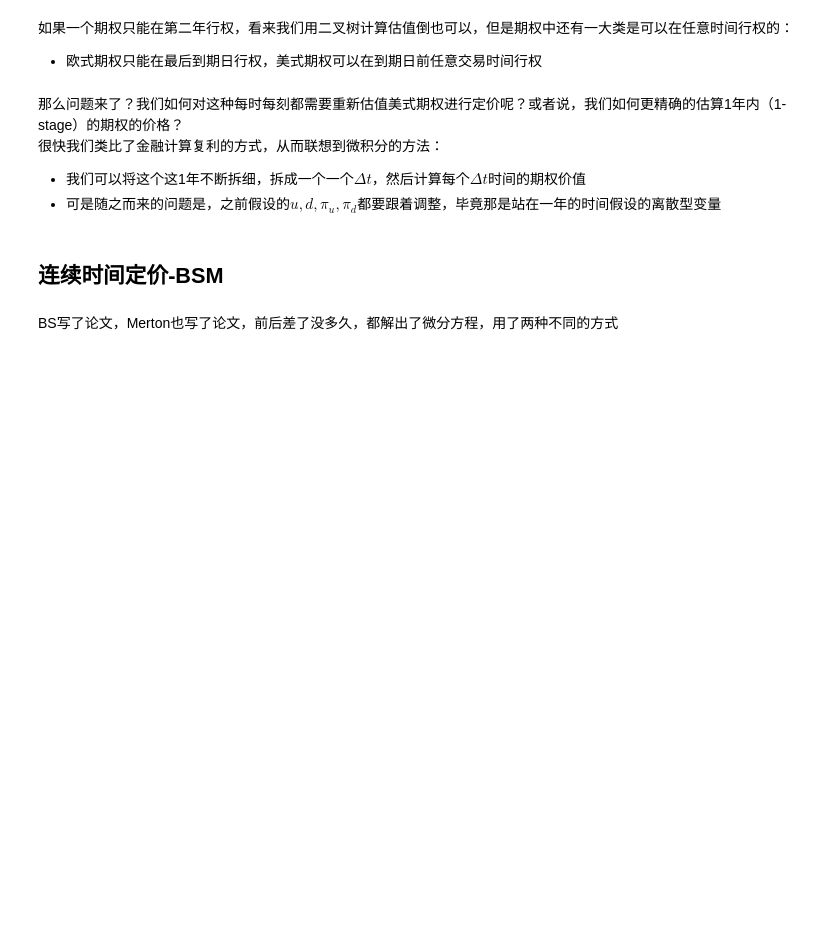
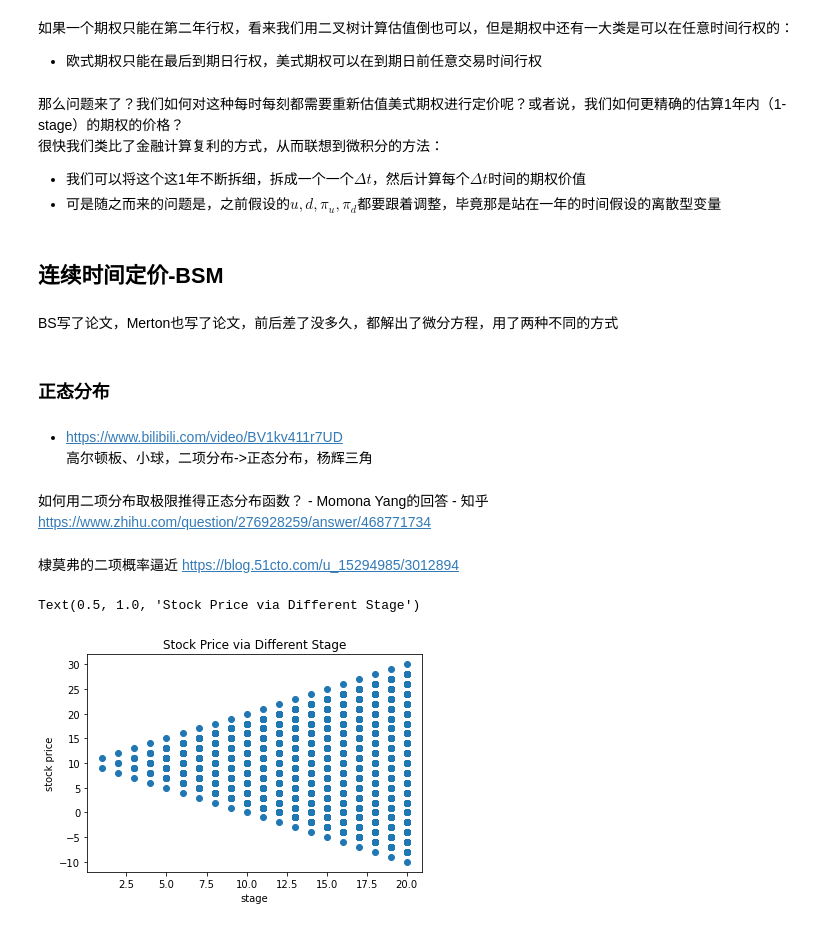
Before and after one commit to fcncassandra/quant, a Jupyter notebook: 基础知识/期权定价/期权公式定价.ipynb, the cells around one changed output. Drawn from its saved outputs; the diff is of its cells as text; code cells hidden in the pictures; blank space fills up the shorter version.

```diff
--- a/基础知识/期权定价/期权公式定价.ipynb
+++ b/基础知识/期权定价/期权公式定价.ipynb
@@ -176,3 +176,37 @@ Text(0.5, 1.0, 'Call Price Valuation via Different Stage Tree')
 ## 连续时间定价-BSM
 # %% [markdown]
 BS写了论文，Merton也写了论文，前后差了没多久，都解出了微分方程，用了两种不同的方式
+# %% [markdown]
+### 正态分布
+# %% [markdown]
+- https://www.bilibili.com/video/BV1kv411r7UD
+高尔顿板、小球，二项分布->正态分布，杨辉三角
+# %% [markdown]
+如何用二项分布取极限推得正态分布函数？ - Momona Yang的回答 - 知乎
+https://www.zhihu.com/question/276928259/answer/468771734
+# %% [markdown]
+ 棣莫弗的二项概率逼近 https://blog.51cto.com/u_15294985/3012894
+# %%
+def get_price_tree(S, u, d, N, T, pi_u, pi_d, prob, res):
+    Su = S + u
+    Sd = S + d
+    Pu = prob * pi_u
+    Pd = prob * pi_d
+    # 存储递归过程中的结果
+    res.append({'price': Su, 'depth': T, 'prob': Pu})
+    res.append({'price': Sd, 'depth': T, 'prob': Pd})
+    if T < N:
+        # 递归计算，传入不同值
+        get_price_tree(Su, u, d, N, T+1, pi_u, pi_d, Pu, res)
+        get_price_tree(Sd, u, d, N, T+1, pi_u, pi_d, Pd, res)
+res = []
+get_price_tree(S, u, d, N, T, pi_u, pi_d, prob, res)
+tree_pandas = pd.DataFrame(res)
+# %%
+plt.scatter(tree_pandas['depth'], tree_pandas['price'])
+plt.xlabel('stage')
+plt.ylabel('stock price')
+plt.title('Stock Price via Different Stage')
+# %% [output]
+Text(0.5, 1.0, 'Stock Price via Different Stage')
+[figure, added]
```
Also changed, not shown: parts of 27 cells of this notebook.
